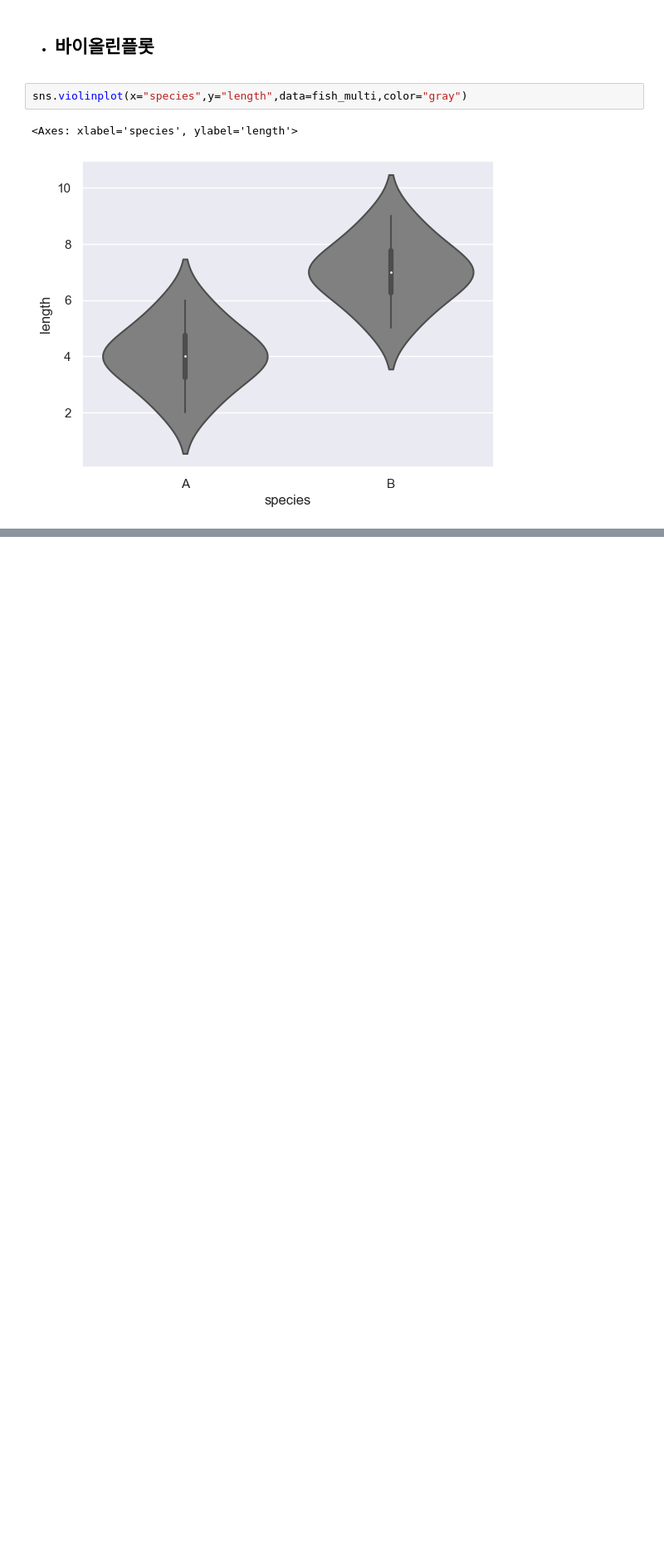
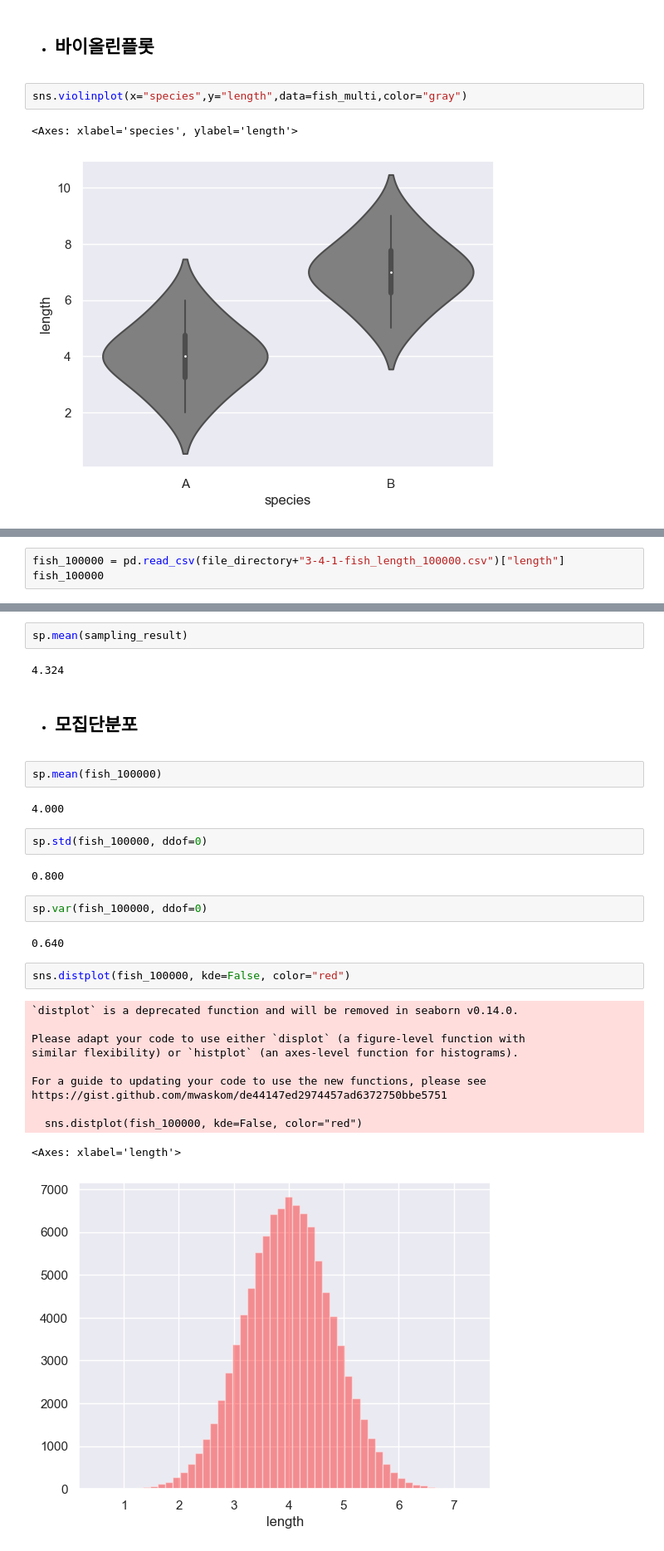
Before and after one commit to jayz1988/Machine-Learning, a Jupyter notebook: 통계학/stat.ipynb, the cells around one changed output, grey strips where cells are left out. Shown: that part at 83% size. Saved outputs shown, nothing was run; the diff lists cells and outputs as text; blank space fills up the shorter version.

```diff
--- a/통계학/stat.ipynb
+++ b/통계학/stat.ipynb
@@ -432,0 +526,3 @@ sns.violinplot(x="species",y="length",data=fish_multi,color="gray")
+# %%
+fish_100000 = pd.read_csv(file_directory+"3-4-1-fish_length_100000.csv")["length"]
+fish_100000
@@ -432,0 +555,32 @@ sns.violinplot(x="species",y="length",data=fish_multi,color="gray")
+# %%
+sp.mean(sampling_result)
+# %% [output]
+4.324
+# %% [markdown]
+- ## 모집단분포
+# %%
+sp.mean(fish_100000)
+# %% [output]
+4.000
+# %%
+sp.std(fish_100000, ddof=0)
+# %% [output]
+0.800
+# %%
+sp.var(fish_100000, ddof=0)
+# %% [output]
+0.640
+# %%
+sns.distplot(fish_100000, kde=False, color="red")
+# %% [output]
+`distplot` is a deprecated function and will be removed in seaborn v0.14.0.
+
+Please adapt your code to use either `displot` (a figure-level function with
+similar flexibility) or `histplot` (an axes-level function for histograms).
+
+For a guide to updating your code to use the new functions, please see
+https://gist.github.com/mwaskom/de44147ed2974457ad6372750bbe5751
+
+  sns.distplot(fish_100000, kde=False, color="red")
+<Axes: xlabel='length'>
+[figure, added]
```
Also changed, not shown: parts of 35 cells of this notebook.
